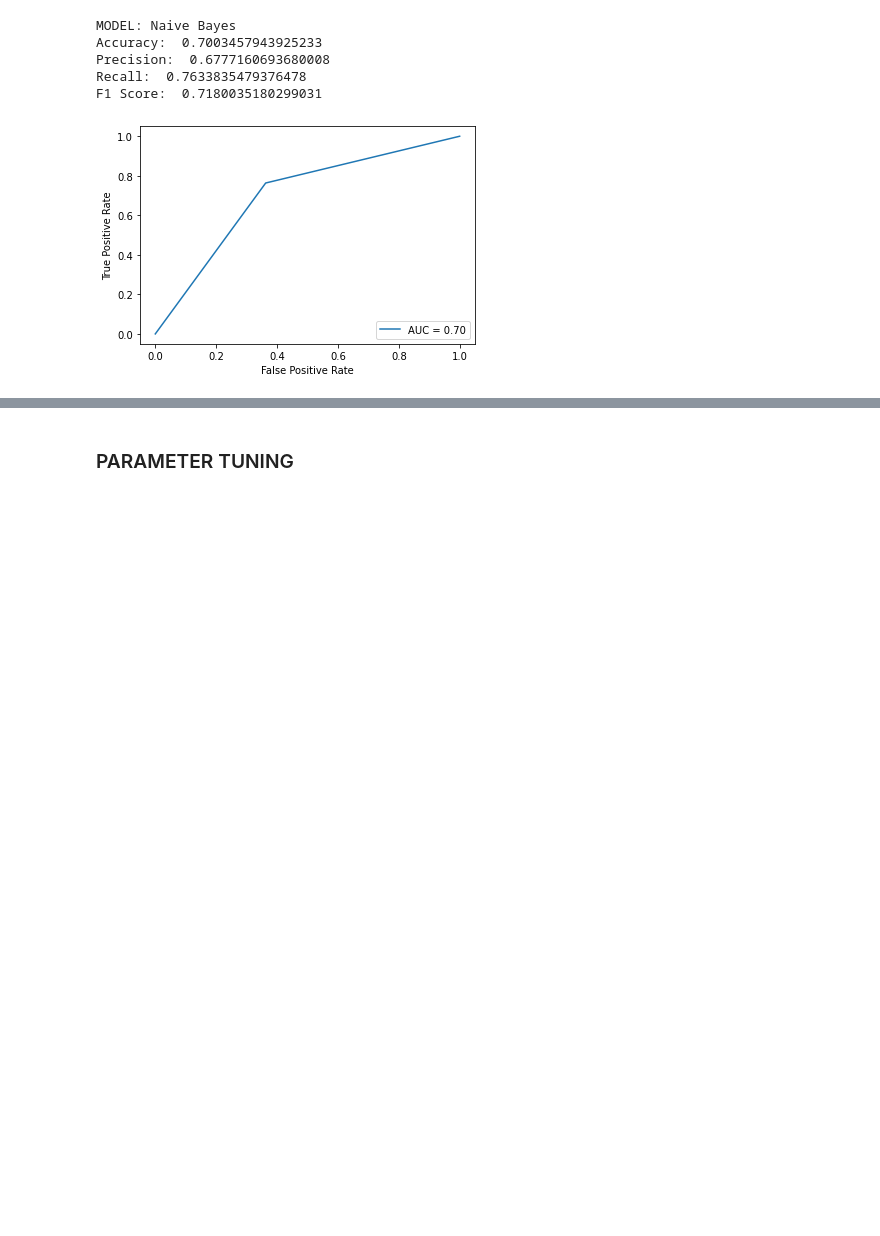
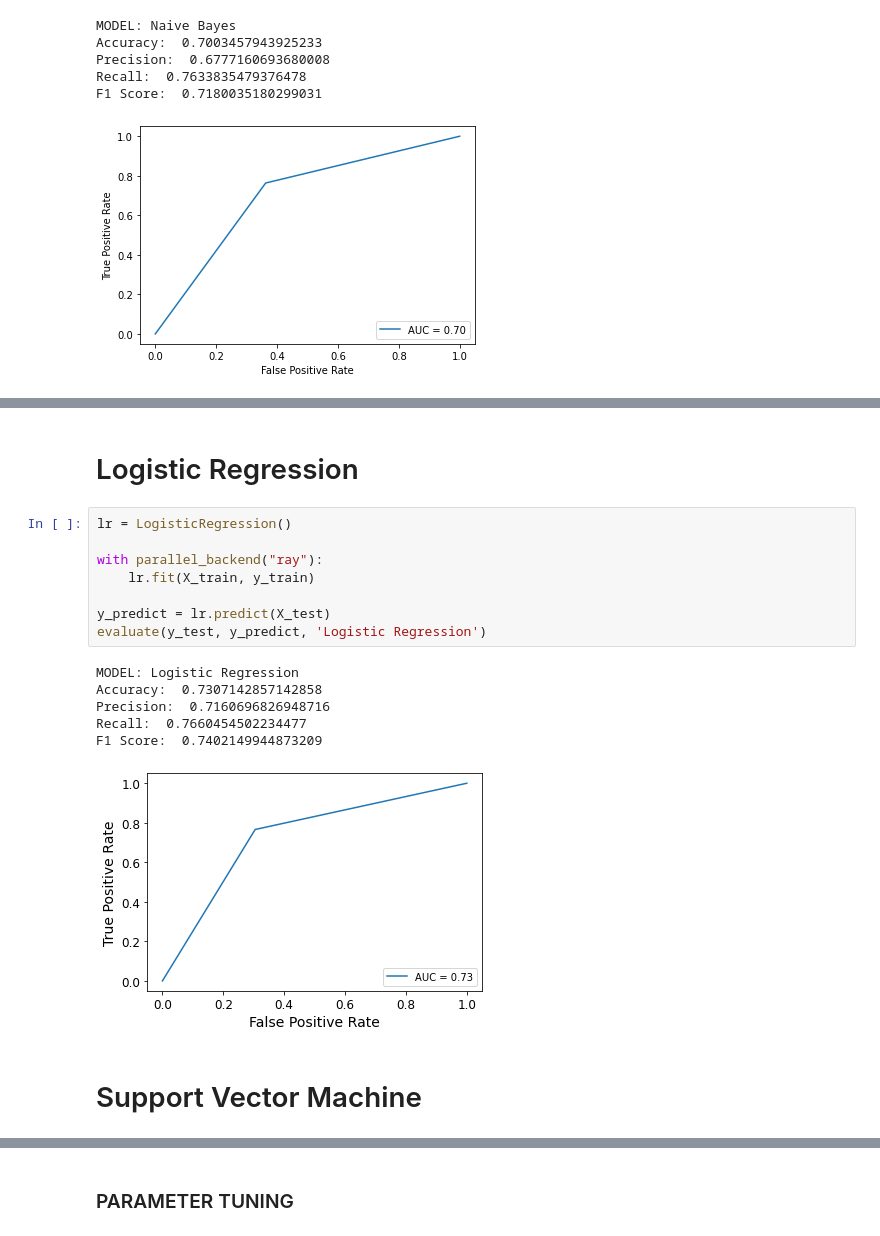
Before and after one commit to aryanbh11/sentiment-analysis-tweets, a Jupyter notebook: group144_other_algorithms.ipynb, the cells around one changed output, grey strips where cells are left out. Cells and saved outputs as stored; diff of their text form; blank space fills up the shorter version.

```diff
--- a/group144_other_algorithms.ipynb
+++ b/group144_other_algorithms.ipynb
@@ -73,0 +194,19 @@ F1 Score:  0.7180035180299031
+# %% [markdown]
+# Logistic Regression
+# %%
+lr = LogisticRegression()
+
+with parallel_backend("ray"):
+    lr.fit(X_train, y_train)
+
+y_predict = lr.predict(X_test)
+evaluate(y_test, y_predict, 'Logistic Regression')
+# %% [output]
+MODEL: Logistic Regression
+Accuracy:  0.7307142857142858
+Precision:  0.7160696826948716
+Recall:  0.7660454502234477
+F1 Score:  0.7402149944873209
+[figure, added]
+# %% [markdown]
+# Support Vector Machine
```
Also changed, not shown: parts of 17 cells of this notebook.
